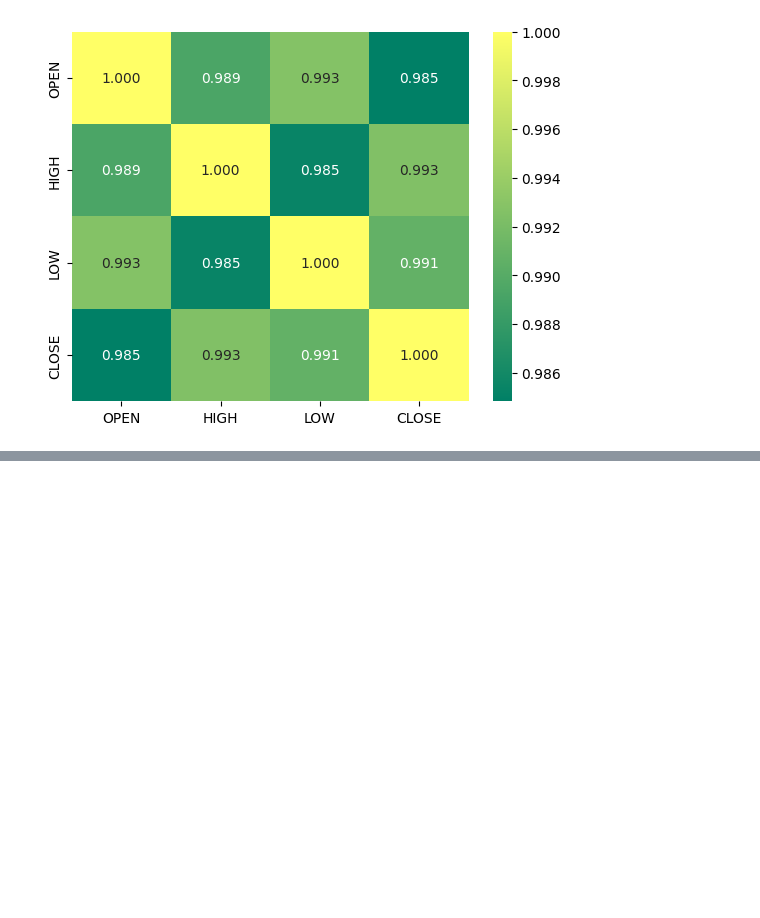
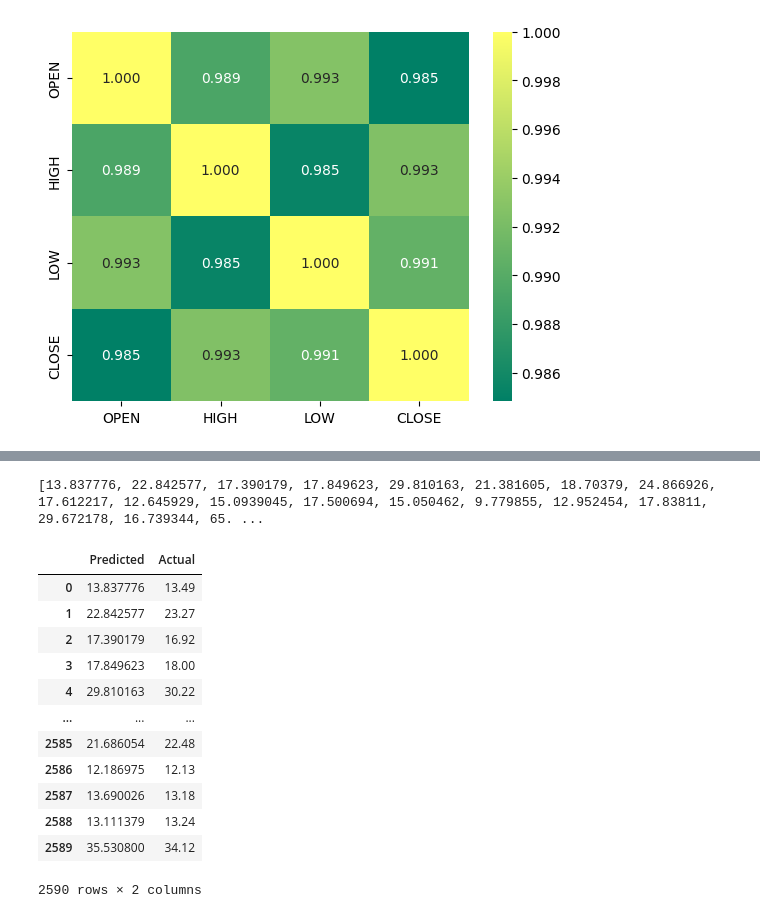
Before and after one commit to HaninIsmail01/Codealpha_task1, a Jupyter notebook: CodeAlpha_task1.ipynb, the cells around one changed output, grey strips where cells are left out. Cells and saved outputs as stored; diff of their text form; code cells hidden in the pictures; blank space fills up the shorter version.

```diff
--- a/CodeAlpha_task1.ipynb
+++ b/CodeAlpha_task1.ipynb
@@ -205,0 +223,26 @@ plt.show()
+# %%
+pred = []
+for i in predictions:
+    for j in i :
+        pred.append(j)
+print(pred)
+# %% [output]
+[13.837776, 22.842577, 17.390179, 17.849623, 29.810163, 21.381605, 18.70379, 24.866926, 17.612217, 12.645929, 15.0939045, 17.500694, 15.050462, 9.779855, 12.952454, 17.83811, 29.672178, 16.739344, 65. ...
+# %%
+
+values = pd.DataFrame({'Predicted': pred, 'Actual': y_test})
+values
+# %% [output]
+|  | Predicted | Actual |
+| 0 | 13.837776 | 13.49 |
+| 1 | 22.842577 | 23.27 |
+| 2 | 17.390179 | 16.92 |
+| 3 | 17.849623 | 18.00 |
+| 4 | 29.810163 | 30.22 |
+| ... | ... | ... |
+| 2585 | 21.686054 | 22.48 |
+| 2586 | 12.186975 | 12.13 |
+| 2587 | 13.690026 | 13.18 |
+| 2588 | 13.111379 | 13.24 |
+| 2589 | 35.530800 | 34.12 |
+2590 rows × 2 columns
```
Also changed, not shown: parts of 9 cells of this notebook.
